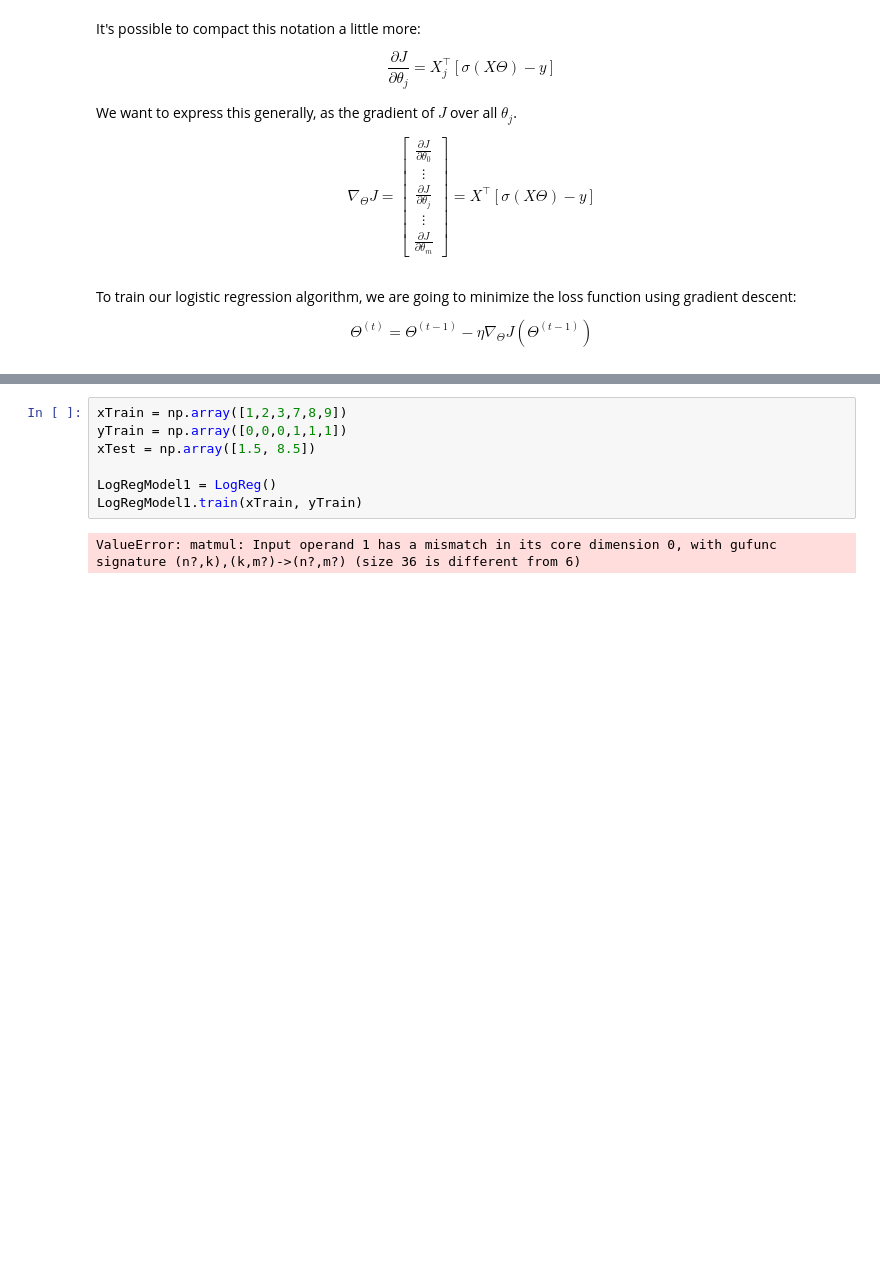
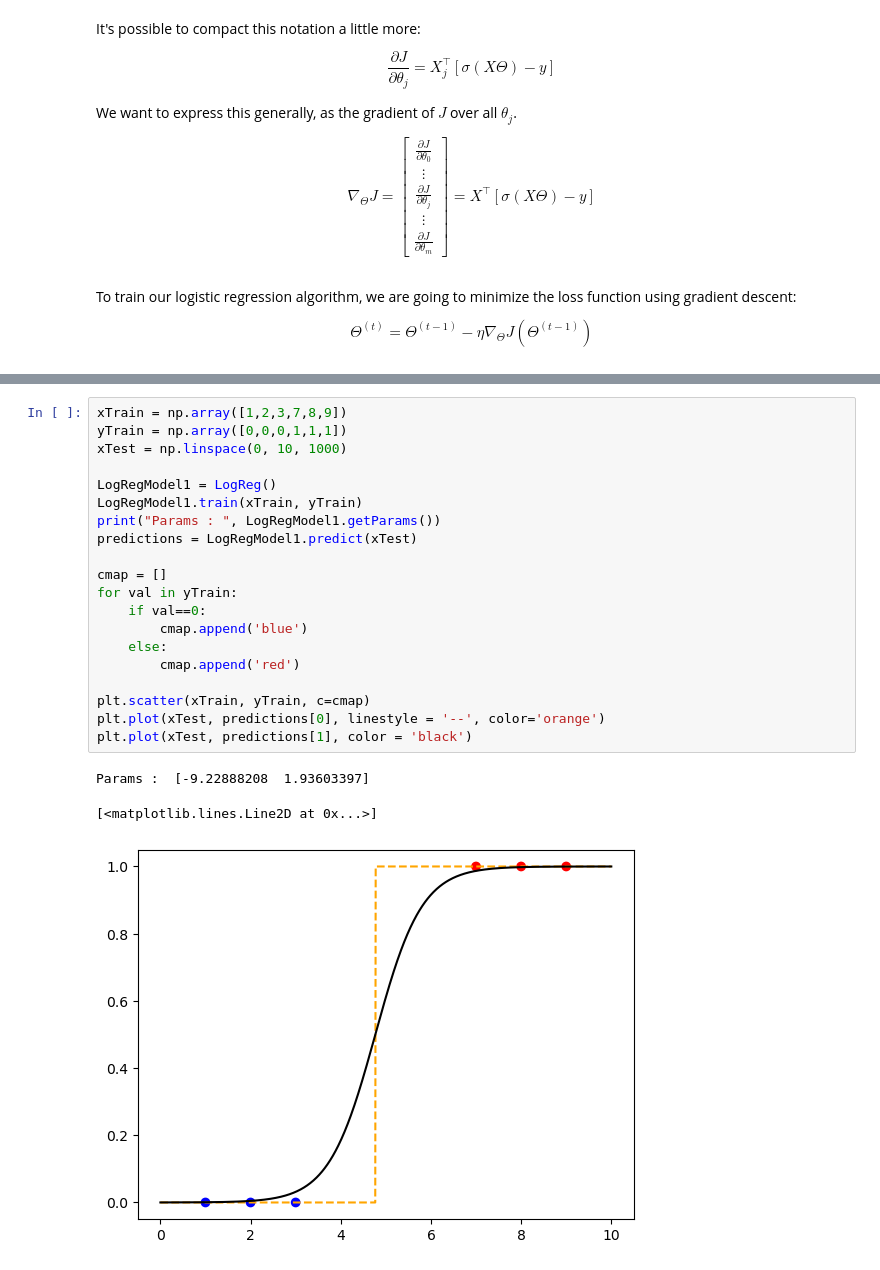
Before and after one commit to JakeLarimer/MLAlgosFromScratch, a Jupyter notebook: LogisticRegression.ipynb, the cells around one changed output, grey strips where cells are left out. Cells and saved outputs as stored; diff of their text form; blank space fills up the shorter version.

```diff
--- a/LogisticRegression.ipynb
+++ b/LogisticRegression.ipynb
@@ -332,9 +359,24 @@ class LogReg:
 # %%
 xTrain = np.array([1,2,3,7,8,9])
 yTrain = np.array([0,0,0,1,1,1])
-xTest = np.array([1.5, 8.5])
+xTest = np.linspace(0, 10, 1000)
 
 LogRegModel1 = LogReg()
 LogRegModel1.train(xTrain, yTrain)
+print("Params : ", LogRegModel1.getParams())
+predictions = LogRegModel1.predict(xTest)
+
+cmap = []
+for val in yTrain:
+    if val==0:
+        cmap.append('blue')
+    else:
+        cmap.append('red')
+
+plt.scatter(xTrain, yTrain, c=cmap)
+plt.plot(xTest, predictions[0], linestyle = '--', color='orange')
+plt.plot(xTest, predictions[1], color = 'black')
 # %% [output]
-ValueError: matmul: Input operand 1 has a mismatch in its core dimension 0, with gufunc signature (n?,k),(k,m?)->(n?,m?) (size 36 is different from 6)
+Params :  [-9.22888208  1.93603397]
+[<matplotlib.lines.Line2D at 0x...>]
+[figure, added]
```
Also changed, not shown: parts of 2 cells of this notebook.
